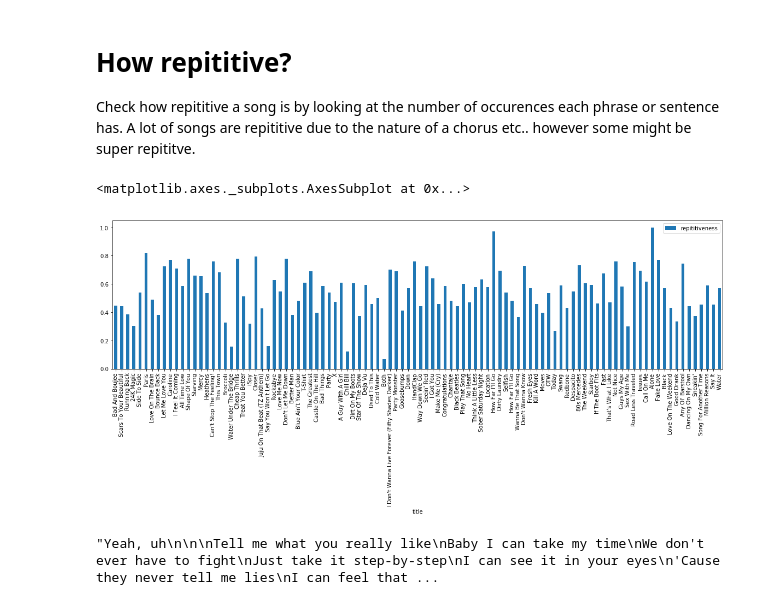
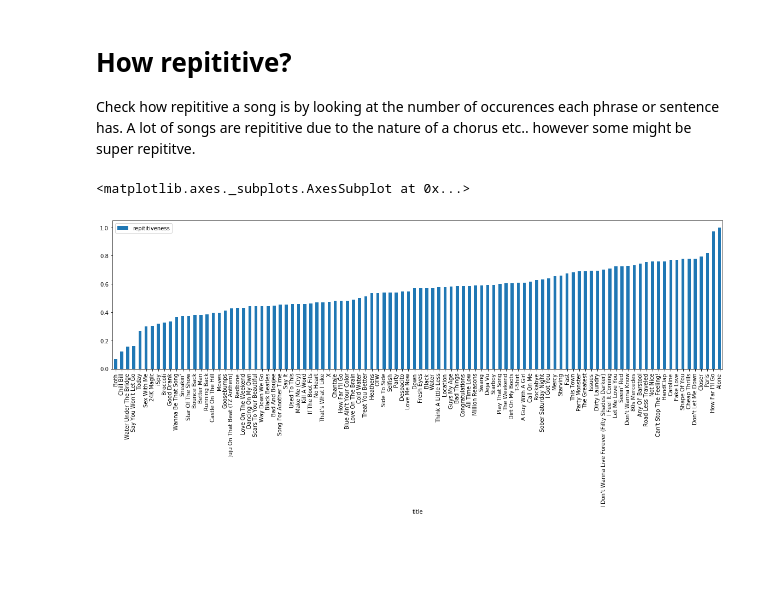
Before and after one commit to tylerwmarrs/billboard-hot-100-lyric-analysis, a Jupyter notebook: notebooks/exploratory/04-clean-lyric-analysis.ipynb, the cells around one changed output. Drawn from its saved outputs; the diff is of its cells as text; code cells hidden in the pictures; blank space fills up the shorter version.

```diff
--- a/notebooks/exploratory/04-clean-lyric-analysis.ipynb
+++ b/notebooks/exploratory/04-clean-lyric-analysis.ipynb
@@ -257,51 +257,33 @@ Check how repititive a song is by looking at the number of occurences each phras
 # %%
 def song_repitiveness(lyrics, rate=2):
     # split song on sentence and find unique sentences
     sentences = split_sentences(lyrics)
     unique_sentences = set(sentences)
 
     total_sentences = len(sentences)
     total_unique_sentences = len(unique_sentences)
 
-    # collect counts of unique sentence occurrences
-    counts = []
-    count = 0
+    # collect frequency of unique sentences and calculate reptitiveness
+    repititive_rate = 0
+    frequency = 0
     for usentence in unique_sentences:
         for sentence in sentences:
             if usentence == sentence:
-                count = count + 1
+                frequency = frequency + 1
 
-        counts.append(count)
-        count = 0
+        # only calc. reptitiveness rate if frequency rate cutoff is met
+        if frequency >= rate:
+            repititive_rate = repititive_rate + (frequency / total_sentences)
 
-    # calculate repititiveness rate and throw away occurrences of given rate
-    # this sets a threshold on how many occurrences must appear to be considered
-    # repititive
-    repititive_rate = 0
-    for count in counts:
-        if count < rate:
-            continue
-
-        repititive_rate = repititive_rate + (count / total_sentences)
+        frequency = 0
 
     return repititive_rate
-
-# songs[98]
-# water = songs[98]
-
-# song_repitiveness(water['lyrics'], rate=2)
 
 for song in songs:
     song['repititiveness'] = song_repitiveness(song['lyrics'], rate=2)
 
 songs_df = pd.DataFrame.from_dict(songs)
-songs_df.sort_values('rank_this_week').plot(x='title', y=('repititiveness'), kind='bar', stacked=True, figsize=(20,5))
+songs_df.sort_values('repititiveness').plot(x='title', y=('repititiveness'), kind='bar', stacked=True, figsize=(20,5))
 # %% [output]
 <matplotlib.axes._subplots.AxesSubplot at 0x...>
-[figure, old version]
+[figure, new version]
-# %%
-
-lyrics = songs_df['lyrics'].where(songs_df['title'] == "I Feel It Coming", '').max()
-lyrics
-# %% [output]
-"Yeah, uh\n\n\nTell me what you really like\nBaby I can take my time\nWe don't ever have to fight\nJust take it step-by-step\nI can see it in your eyes\n'Cause they never tell me lies\nI can feel that ...
```
Also changed, not shown: parts of 18 cells of this notebook.
